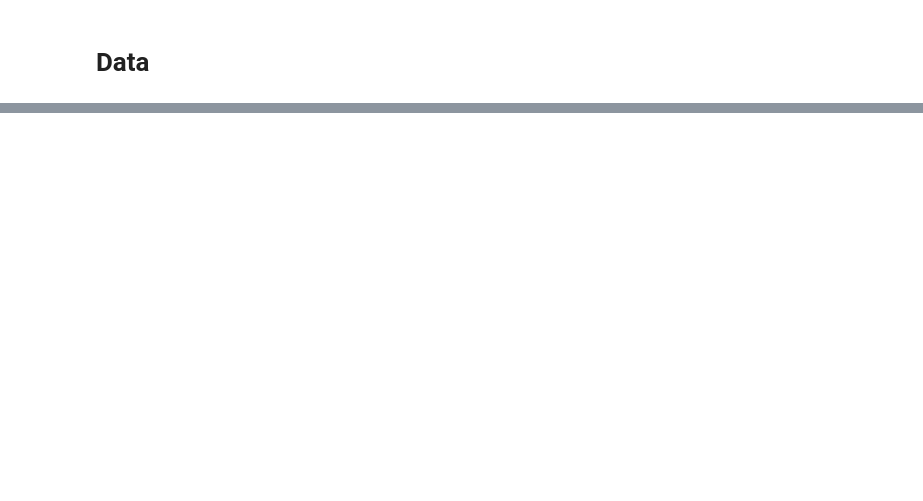
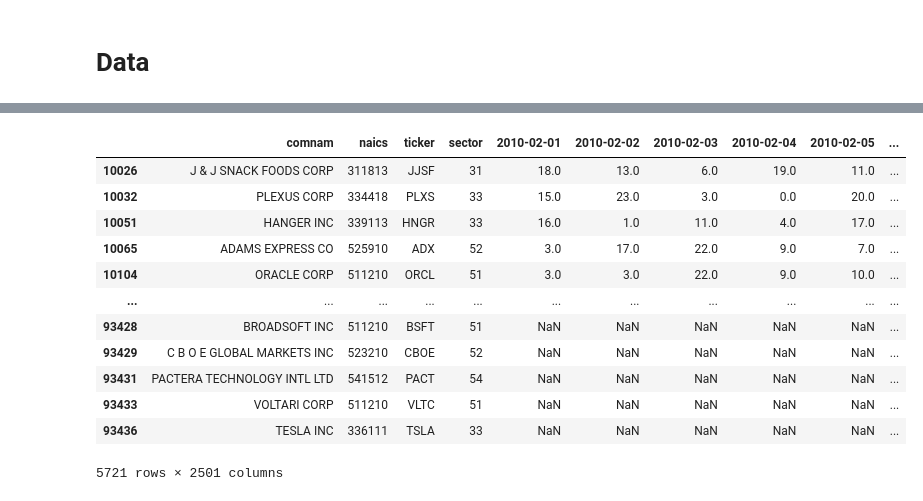
Before and after one commit to wvmrtn/fbd-project, a Jupyter notebook: clustering.ipynb, the cells around one changed output, grey strips where cells are left out. Cells and saved outputs as stored; diff of their text form; code cells hidden in the pictures; blank space fills up the shorter version.

```diff
--- a/clustering.ipynb
+++ b/clustering.ipynb
@@ -29,0 +96,15 @@ len(info['naics'].unique())
+# %%
+def compute_clusters(i):
+    f = filenames[i]
+    t = dates_str[i]
+    loadings = read_parquet(f)
+    loadings.dropna(how='all', axis=1, inplace=True)
+    # get permnos as observations to cluster
+    loadings_t = loadings.T
+    # perform agglomerative clustering using ward linkage
+    ac = AgglomerativeClustering(n_clusters=num_sectors, linkage='ward')
+    ac = ac.fit(loadings_t)
+    labels = pd.DataFrame(columns=[t], index=loadings_t.index, data=ac.labels_)
+    # filter loadings according to index in info (get rid of permnos that are in loadings and not in info)
+    labels = labels[labels.index.isin(info.index)]
+    return labels
@@ -29,0 +116,5 @@ len(info['naics'].unique())
+# %%
+%%time
+with ProgressBar():
+    promises = [dask.delayed(compute_clusters)(i) for i, _ in enumerate(filenames)]
+    all_labels = dask.compute(promises)[0]
@@ -29,0 +125,23 @@ len(info['naics'].unique())
+# %%
+info_labels = pd.concat([info] + all_labels, axis=1, ignore_index=False)
+# %%
+# save to parquet
+info_labels.columns = info_labels.columns.astype(str)
+info_labels.index = info_labels.index.astype(str)
+info_labels.to_parquet('data/clustering/agglomerative_ward.parquet')
+# %%
+info_labels
+# %% [output]
+|  | comnam | naics | ticker | sector | 2010-02-01 | 2010-02-02 | 2010-02-03 | 2010-02-04 | 2010-02-05 | ... |
+| 10026 | J & J SNACK FOODS CORP | 311813 | JJSF | 31 | 18.0 | 13.0 | 6.0 | 19.0 | 11.0 | ... |
+| 10032 | PLEXUS CORP | 334418 | PLXS | 33 | 15.0 | 23.0 | 3.0 | 0.0 | 20.0 | ... |
+| 10051 | HANGER INC | 339113 | HNGR | 33 | 16.0 | 1.0 | 11.0 | 4.0 | 17.0 | ... |
+| 10065 | ADAMS EXPRESS CO | 525910 | ADX | 52 | 3.0 | 17.0 | 22.0 | 9.0 | 7.0 | ... |
+| 10104 | ORACLE CORP | 511210 | ORCL | 51 | 3.0 | 3.0 | 22.0 | 9.0 | 10.0 | ... |
+| ... | ... | ... | ... | ... | ... | ... | ... | ... | ... | ... |
+| 93428 | BROADSOFT INC | 511210 | BSFT | 51 | NaN | NaN | NaN | NaN | NaN | ... |
+| 93429 | C B O E GLOBAL MARKETS INC | 523210 | CBOE | 52 | NaN | NaN | NaN | NaN | NaN | ... |
+| 93431 | PACTERA TECHNOLOGY INTL LTD | 541512 | PACT | 54 | NaN | NaN | NaN | NaN | NaN | ... |
+| 93433 | VOLTARI CORP | 511210 | VLTC | 51 | NaN | NaN | NaN | NaN | NaN | ... |
+| 93436 | TESLA INC | 336111 | TSLA | 33 | NaN | NaN | NaN | NaN | NaN | ... |
+5721 rows × 2501 columns
```
Also changed, not shown: parts of 17 cells of this notebook, 3 other files.
